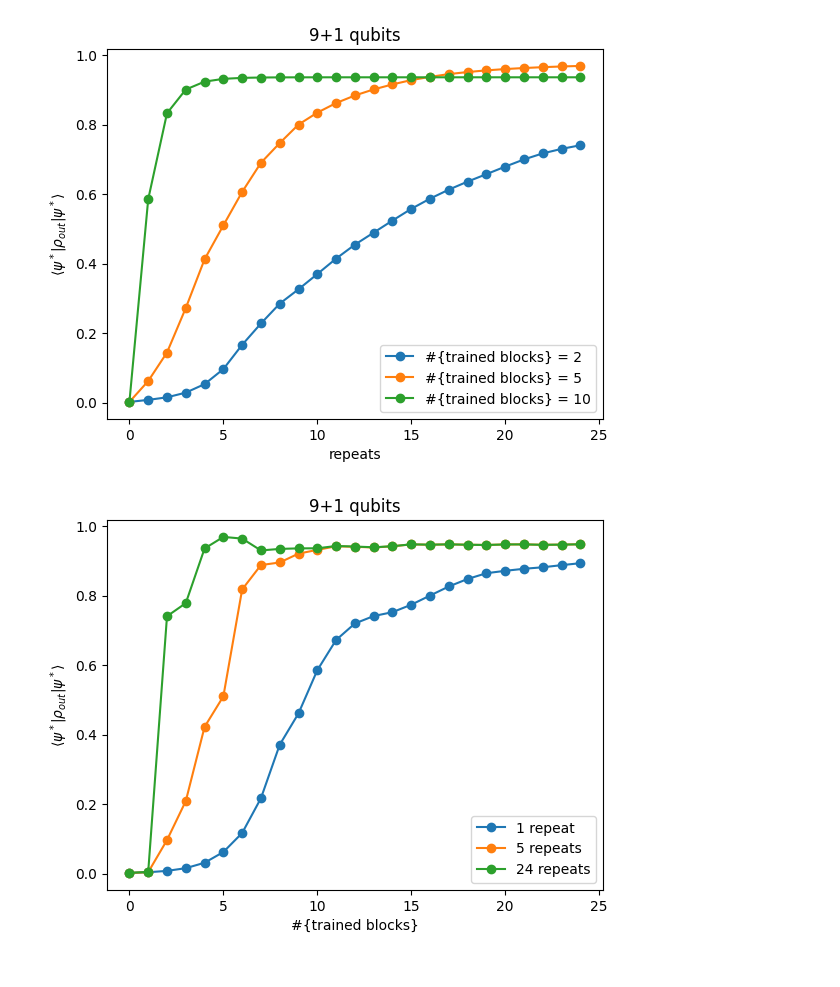
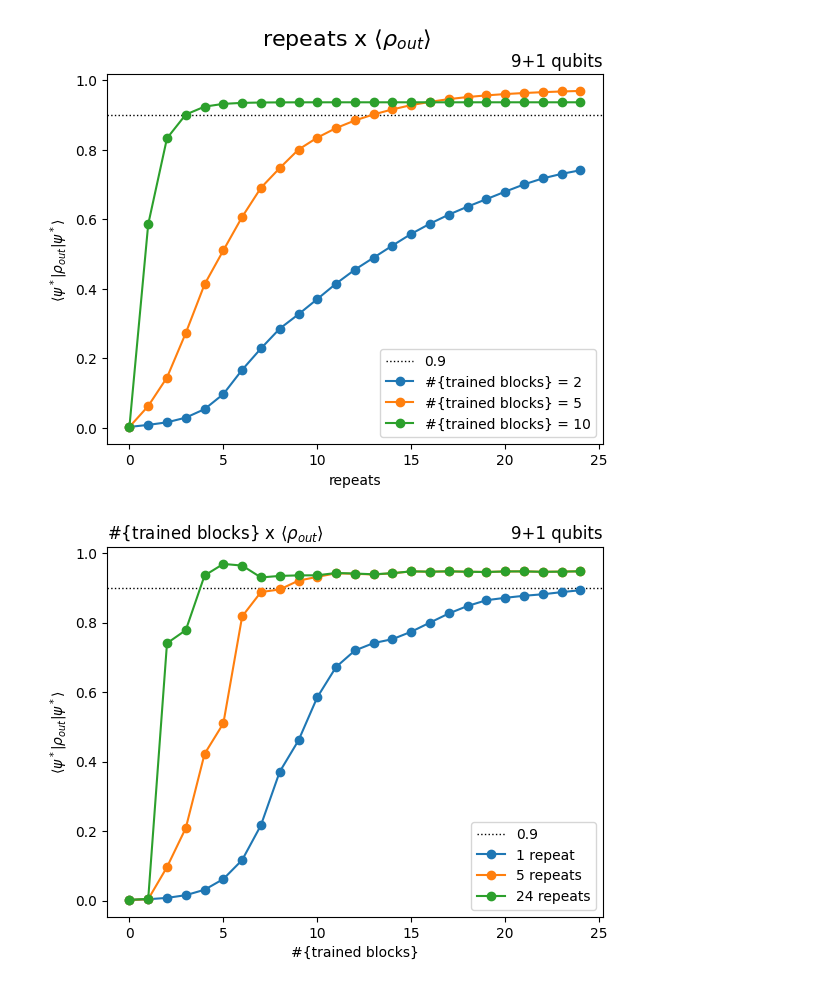
Before and after one commit to nilin/differentiable-circuit, a Jupyter notebook: plot.ipynb, the cells around one changed output. Saved outputs shown, nothing was run; the diff lists cells and outputs as text; code cells hidden in the pictures.

Commit message:
update plot labels

```diff
--- a/plot.ipynb
+++ b/plot.ipynb
@@ -48,26 +64,30 @@ plt.show()
 # %%
+plt.axhline(y=0.9, color='k', linestyle=':',lw=1,label='0.9')
 plt.plot(values[2],'o-',label='#{trained blocks} = 2')
 plt.plot(values[5],'o-',label='#{trained blocks} = 5')
 plt.plot(values[10],'o-',label='#{trained blocks} = 10')
 plt.xlabel('repeats')
 plt.ylabel(valtext)
 plt.legend()
-plt.title(f"{n}+1 qubits")
+plt.suptitle(r"repeats x $\langle\rho_{out}\rangle$", fontsize=16)
+plt.title(f"{n}+1 qubits",loc='right')
 plt.savefig(path+'/repeats.pdf')
 plt.savefig(path+'/repeats.png')
 plt.show()
 # %% [output]
-[figure, old version]
+[figure, new version]
 # %%
+plt.axhline(y=0.9, color='k', linestyle=':',lw=1,label='0.9')
 plt.plot(values[:,1],'o-',label='1 repeat')
 plt.plot(values[:,5],'o-',label='5 repeats')
 plt.plot(values[:,24],'o-',label='24 repeats')
 plt.xlabel('#{trained blocks}')
 plt.ylabel(valtext)
 plt.legend()
-plt.title(f"{n}+1 qubits")
+plt.title(r"#{trained blocks} x $\langle\rho_{out}\rangle$",loc='left')
+plt.title(f"{n}+1 qubits",loc='right')
 plt.savefig(path+'/trained_blocks.pdf')
 plt.savefig(path+'/trained_blocks.png')
 plt.show()
 # %% [output]
-[figure, old version]
+[figure, new version]
```
Also changed, not shown: parts of 2 cells of this notebook, 7 other files.
